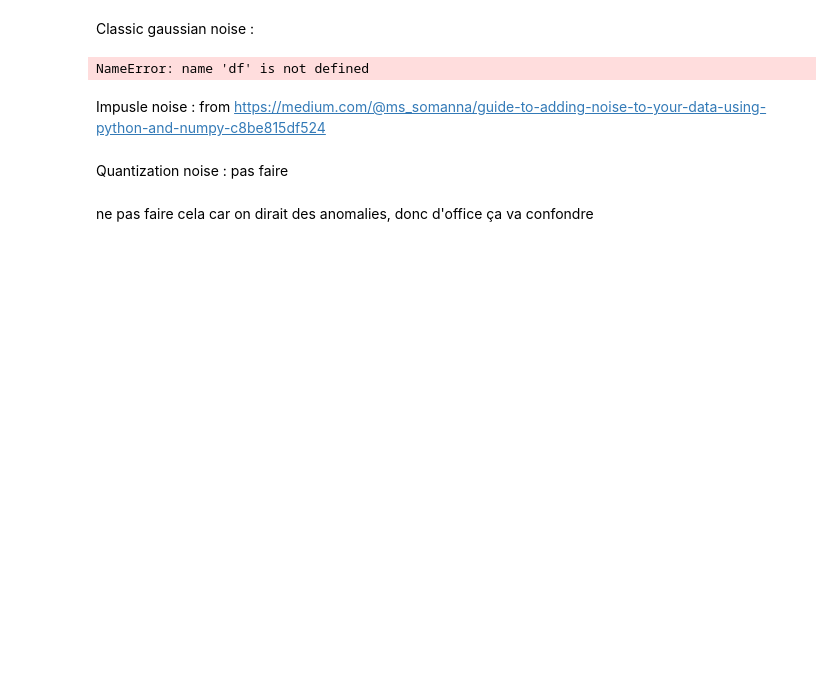
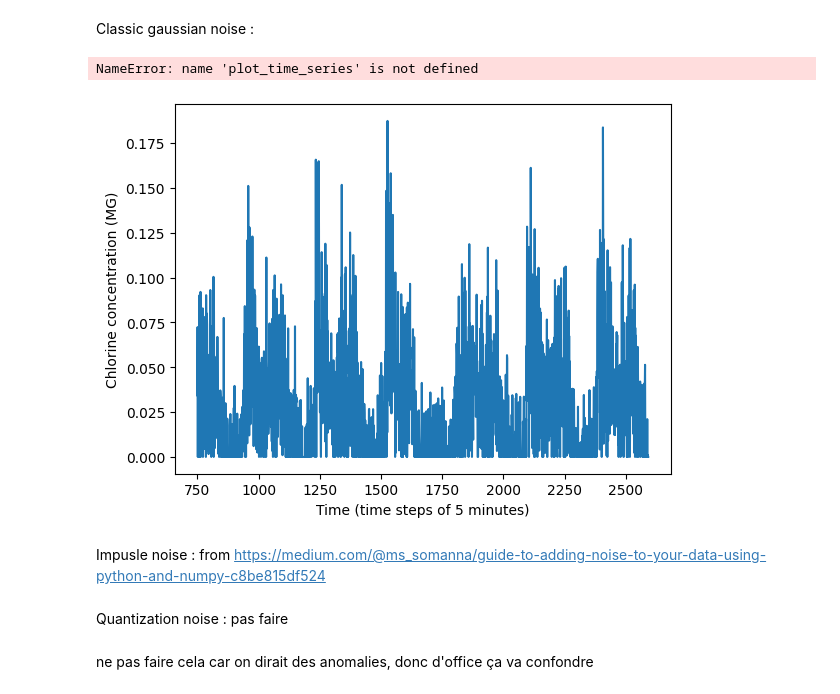
Before and after one commit to elineee/AI-for-Drinking-Water-Chlorination-Challenge-IJCAI-25, a Jupyter notebook: data/data_transformation.ipynb, the cells around one changed output. Drawn from its saved outputs; the diff is of its cells as text; code cells hidden in the pictures; blank space fills up the shorter version.

```diff
--- a/data/data_transformation.ipynb
+++ b/data/data_transformation.ipynb
@@ -70,15 +82,21 @@ Index(['bulk_species_node [MG] at P @ dist64',
 Classic gaussian noise :
 # %%
 import numpy as np
+import pandas as pd
 
+df_path = ".\\data_small_chlorine_temp\\scada_data_clean_1.csv"
 
 mu=0.0
 std = 0.02
 def gaussian_noise(x,mu,std):
     noise = np.random.normal(mu, std, size = x.shape)
     x_noisy = x + noise
+    x_noisy = np.clip(x_noisy, a_min=0, a_max=None) # set negative values to 0
     return x_noisy
 
+df = pd.read_csv(df_path)
+column_name = f"bulk_species_node [MG] at Chlorine @ dist1915"
+node_id = "dist1915"
 x_noisy = gaussian_noise(df[column_name].values, mu, std)
 df_copy = df.copy()
 df_copy[column_name] = x_noisy
@@ -86,7 +104,22 @@ plot_time_series(df_copy, node_id)
 df = df_copy
 # df_copy.to_csv(f".\\data_compet\\scada_data_clean_gaussian_noise_2.csv", index=False)
 # %% [output]
-NameError: name 'df' is not defined
+NameError: name 'plot_time_series' is not defined
+# %%
+def sensor_defect(x, pourcentage):
+    x_noised = x.copy()
+    num_defects = int(pourcentage * len(x))
+    defect_indices = np.random.choice(len(x), num_defects, replace=False)
+    x_noised[defect_indices] = 0
+    return x_noised
+
+x_defected = sensor_defect(df[column_name].values, 0.03)
+df_defected = df.copy()
+df_defected[column_name] = x_defected
+plot_time_series(df_defected, node_id)
+df_copy.to_csv(f".\\data_compet\\scada_data_test_5_noisy.csv", index=False)
+# %% [output]
+[figure, added]
 # %%
 mu=0.0
 def gaussian_noise(x,mu):
```
Also changed, not shown: parts of 3 cells of this notebook, 6 other files.
